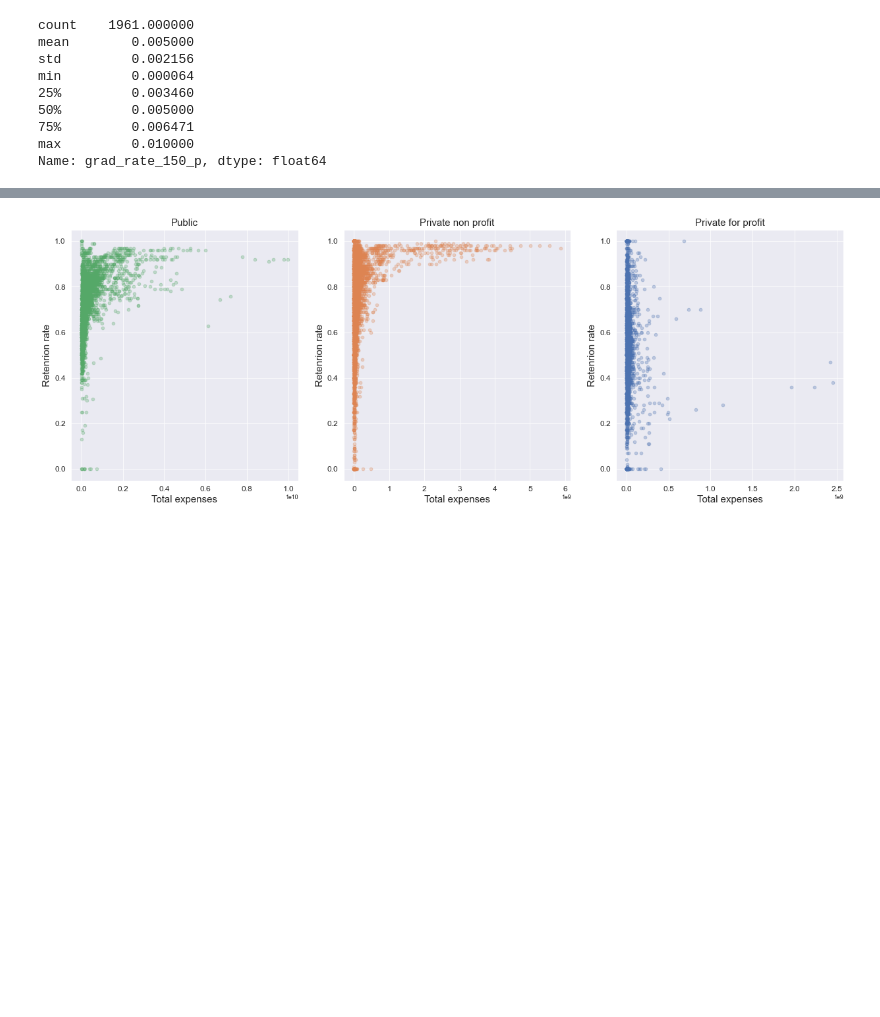
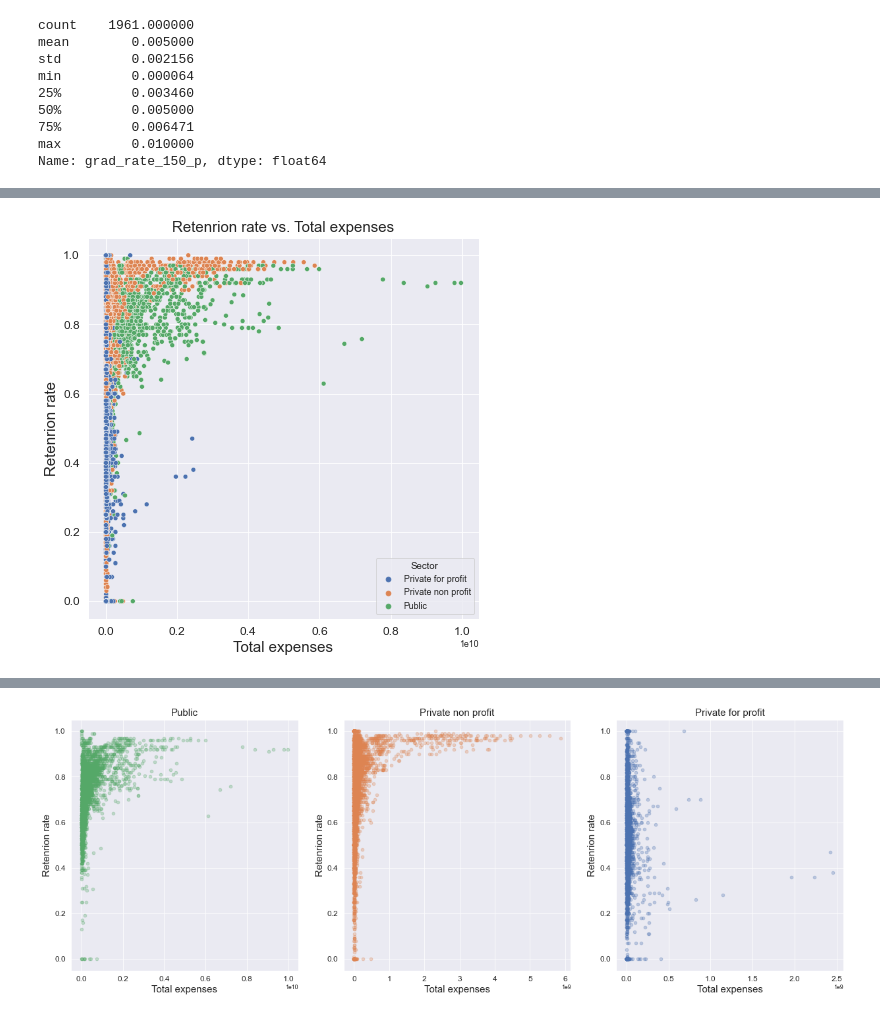
Before and after one commit to TakahiroDoi/unipeds2, a Jupyter notebook: explore-data.ipynb, the cells around one changed output, grey strips where cells are left out. Cells and saved outputs as stored; diff of their text form; code cells hidden in the pictures; blank space fills up the shorter version.

```diff
--- a/explore-data.ipynb
+++ b/explore-data.ipynb
@@ -173,0 +285,50 @@ array(['3', '2', '1'], dtype=object)
+# %%
+# Exploratroy analysis on what explains the variability in retention rate among institutes
+#
+# I picked **Total expensense** as a candidate variable
+# Hypo: if an institution spends more money, its students will come back to the campus more?
+#       (obviously there are some confouding vaiables, but let's start simple)
+#
+# Results:
+# Looks like retenriaon rate depnds on total expenses.
+#
+# --List of variables of interest--
+#  "grad_rate_150_p",
+#  "all_employees",
+#  "ft_faculty_salary",
+#  "full_time_employee_100fte",
+#  "sector",
+#  "sector_revised",
+#  "zip",
+#  "instname",
+#  "grscohort",
+#  "fall_cohort_num_indistrict",
+#  "fall_cohort_pct_indistrict",
+#  "fall_cohort_num_instate",
+#  "fall_cohort_pct_instate",
+#  "year_cohort_num",
+#  "applcn",
+#  "applcnm",
+#  "applcnw",
+#  "admssn",
+#  "ft_faculty_per_100fte",
+#  "total_faculty_all",
+#  "total01" <--------------- Picked (Total expenses)
+
+fig, ax = plt.subplots()
+fig.set_size_inches(7, 7)
+sns.scatterplot(data=df, x='total01',y='ftretention_rate',hue='sector')
+
+handles, labels = ax.get_legend_handles_labels()
+
+new_labels = output_list = [sector_dic[k] for k in labels]
+ax.legend(handles, new_labels, title='Sector')
+
+plt.xlabel('Total expenses', fontsize=15)
+plt.ylabel('Retenrion rate', fontsize=15)
+plt.title('Retenrion rate vs. Total expenses', fontsize=15)
+plt.xticks(fontsize=12)
+plt.yticks(fontsize=12)
+plt.show()
+# %% [output]
+[figure, added]
```
Also changed, not shown: parts of 27 cells of this notebook, 5 other files.
